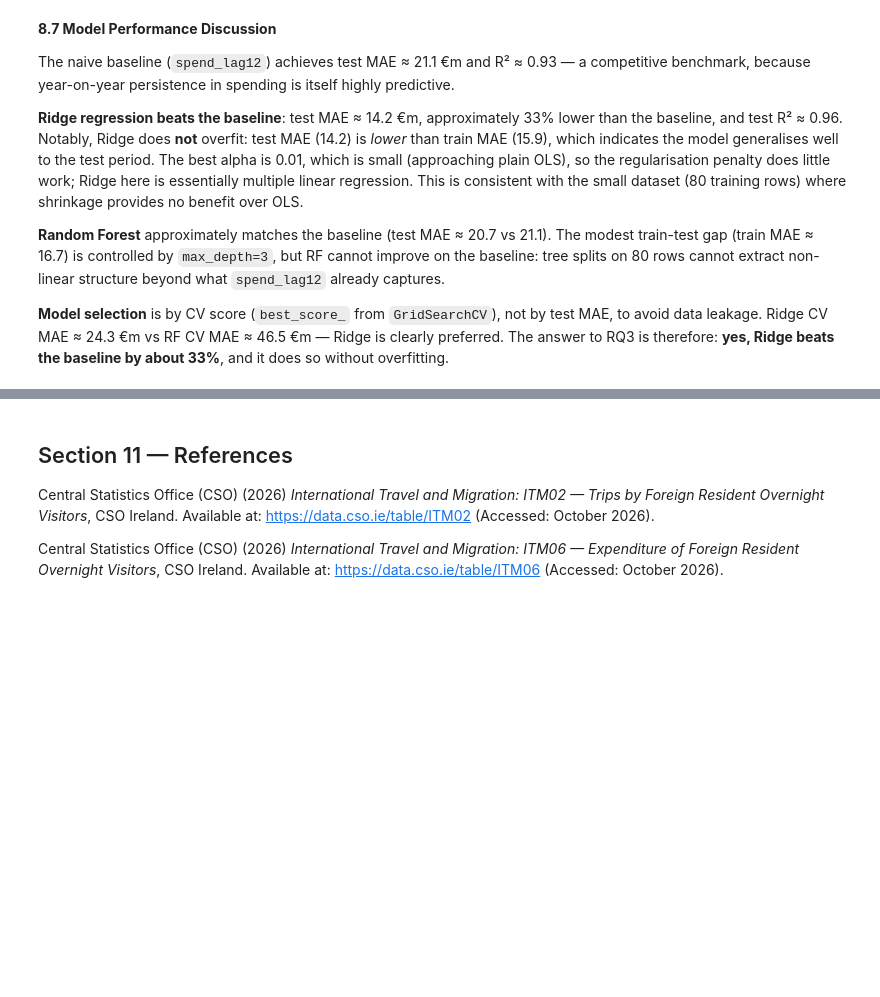
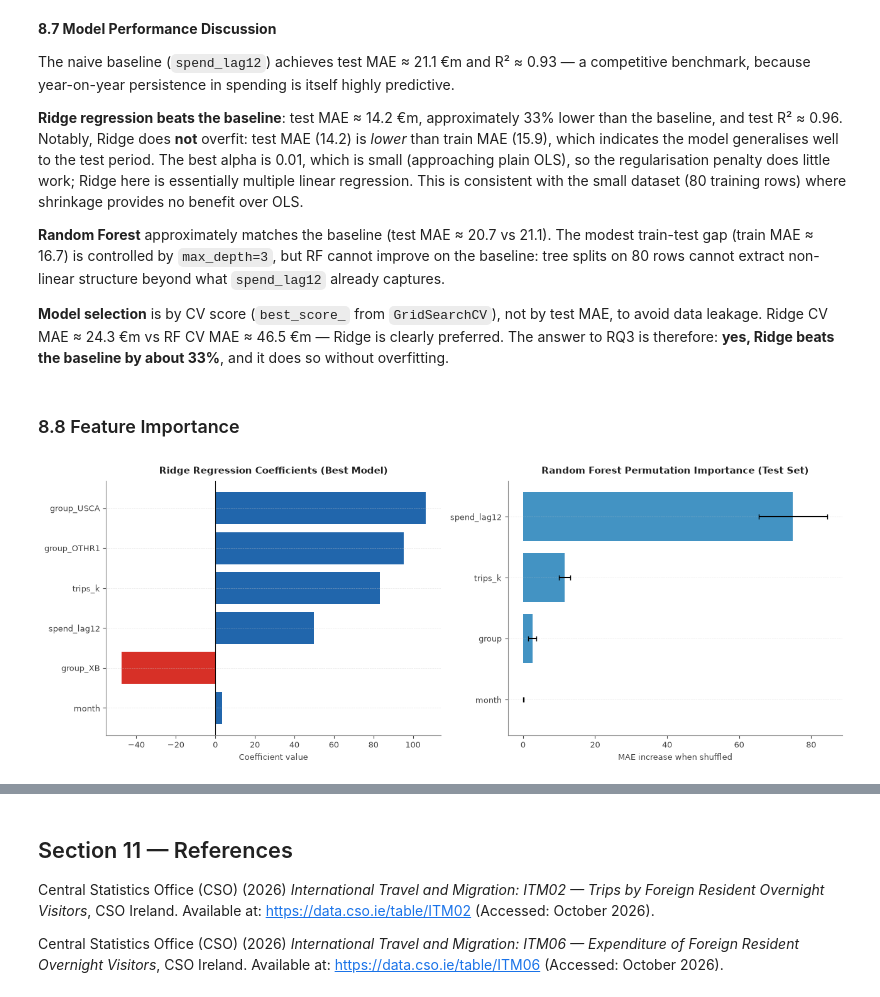
Before and after one commit to 2024524-youness/ireland-visitor-spending, a Jupyter notebook: ireland-visitor-spending.ipynb, the cells around one changed output, grey strips where cells are left out. Saved outputs shown, nothing was run; the diff lists cells and outputs as text; code cells hidden in the pictures; blank space fills up the shorter version.

```diff
--- a/ireland-visitor-spending.ipynb
+++ b/ireland-visitor-spending.ipynb
@@ -1386,3 +1386,45 @@ The naive baseline (`spend_lag12`) achieves test MAE ≈ 21.1 €m and R² ≈ 0
 **Random Forest** approximately matches the baseline (test MAE ≈ 20.7 vs 21.1). The modest train-test gap (train MAE ≈ 16.7) is controlled by `max_depth=3`, but RF cannot improve on the baseline: tree splits on 80 rows cannot extract non-linear structure beyond what `spend_lag12` already captures.
 
 **Model selection** is by CV score (`best_score_` from `GridSearchCV`), not by test MAE, to avoid data leakage. Ridge CV MAE ≈ 24.3 €m vs RF CV MAE ≈ 46.5 €m — Ridge is clearly preferred. The answer to RQ3 is therefore: **yes, Ridge beats the baseline by about 33%**, and it does so without overfitting.
+# %% [markdown]
+### 8.8 Feature Importance
+# %%
+# -- Best model (Ridge) coefficients ----------------------------------------
+best_ridge = ridge_grid.best_estimator_
+coef_ridge = best_ridge.named_steps["model"].coef_
+feature_names_ridge = (
+    numeric_features
+    + list(best_ridge.named_steps["preprocessor"]
+           .named_transformers_["cat"]
+           .get_feature_names_out(categorical_features))
+)
+
+fig, axes = plt.subplots(1, 2, figsize=(13, 5))
+
+ax = axes[0]
+sorted_idx = np.argsort(np.abs(coef_ridge))
+ax.barh(np.array(feature_names_ridge)[sorted_idx], coef_ridge[sorted_idx],
+        color=["#2166ac" if c > 0 else "#d73027" for c in coef_ridge[sorted_idx]])
+ax.axvline(0, color="black", linewidth=0.8)
+style_ax(ax, title="Ridge Regression Coefficients (Best Model)", xlabel="Coefficient value", ylabel="")
+
+# Permutation importance is always computed on rf_grid regardless of which model won,
+# to demonstrate the model-agnostic technique on the Random Forest.
+ax2 = axes[1]
+perm_imp = permutation_importance(
+    rf_grid, X_test, y_test,
+    n_repeats=15, random_state=42, scoring="neg_mean_absolute_error"
+)
+imp_mean = perm_imp.importances_mean
+imp_std  = perm_imp.importances_std
+sorted_idx2 = np.argsort(imp_mean)
+ax2.barh(np.array(features)[sorted_idx2], imp_mean[sorted_idx2],
+         xerr=imp_std[sorted_idx2], color="#4393c3", capsize=3)
+style_ax(ax2, title="Random Forest Permutation Importance (Test Set)",
+         xlabel="MAE increase when shuffled", ylabel="")
+
+plt.tight_layout()
+plt.savefig(os.path.join(DATA_DIR, "chart10_importance.png"), dpi=120, bbox_inches="tight")
+plt.show()
+# %% [output]
+[figure, added]
```
Also changed, not shown: parts of 6 cells of this notebook, 3 other files.
